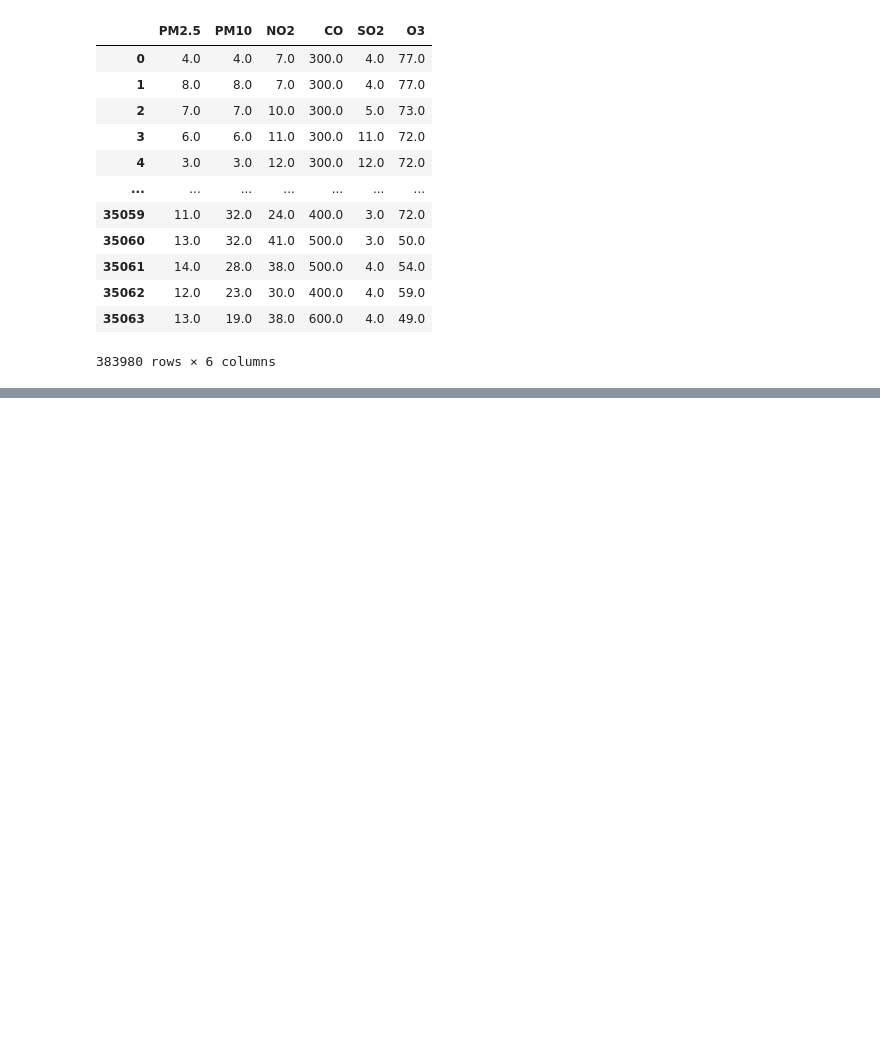
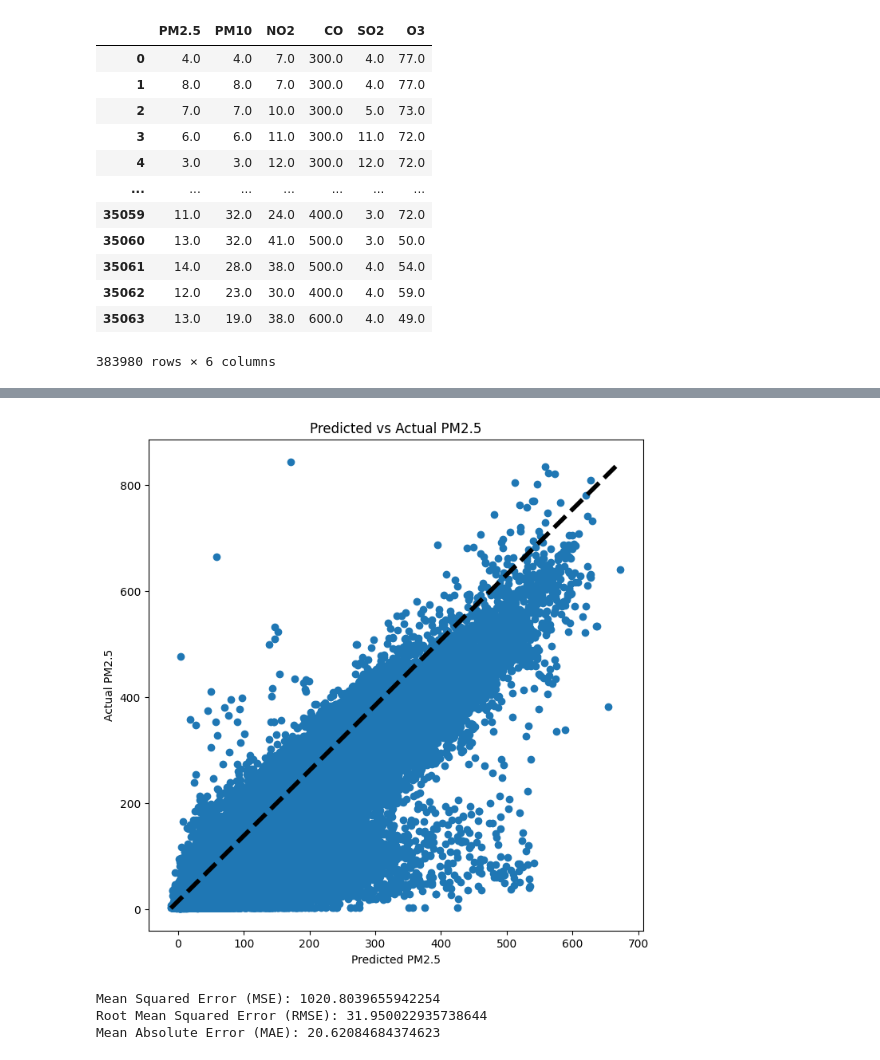
Before and after one commit to perthonBalans/SUSTC_Stat_217_Proj, a Jupyter notebook: Corelation_Pollution.ipynb, the cells around one changed output, grey strips where cells are left out. Drawn from its saved outputs; the diff is of its cells as text; code cells hidden in the pictures; blank space fills up the shorter version.

```diff
--- a/Corelation_Pollution.ipynb
+++ b/Corelation_Pollution.ipynb
@@ -77,0 +108,14 @@ each_pollution.corr()
+# %%
+# 定义因变量和自变量
+X = each_pollution[['PM10', 'SO2', 'NO2', 'CO', 'O3']]
+y = each_pollution['PM2.5']
+
+# 添加截距项
+X = sm.add_constant(X)
+
+# 进行多元线性回归
+model = sm.OLS(y, X)
+results = model.fit()
+
+# 打印回归结果
+print(results.summary())
@@ -77,0 +140,47 @@ each_pollution.corr()
+# %%
+each_pollution['prediction_of_PM2.5'] = results.predict(X)
+
+x = each_pollution['prediction_of_PM2.5']
+y = each_pollution['PM2.5']
+
+# 创建一个新的图形
+plt.figure(figsize=(8, 8))
+
+# 绘制散点图
+plt.scatter(x, y)
+
+# 添加对角线
+plt.plot([x.min(), x.max()], [y.min(), y.max()], 'k--', lw=4)
+
+# 设置标题和标签
+plt.title('Predicted vs Actual PM2.5')
+plt.xlabel('Predicted PM2.5')
+plt.ylabel('Actual PM2.5')
+
+# 显示图形
+plt.show()
+# %% [output]
+[figure, added]
+# %%
+from sklearn.metrics import mean_squared_error, mean_absolute_error
+import numpy as np
+
+# 获取预测值和实际值
+predictions = each_pollution['prediction_of_PM2.5']
+actual = each_pollution['PM2.5']
+
+# 计算 MSE
+mse = mean_squared_error(actual, predictions)
+print(f"Mean Squared Error (MSE): {mse}")
+
+# 计算 RMSE
+rmse = np.sqrt(mse)
+print(f"Root Mean Squared Error (RMSE): {rmse}")
+
+# 计算 MAE
+mae = mean_absolute_error(actual, predictions)
+print(f"Mean Absolute Error (MAE): {mae}")
+# %% [output]
+Mean Squared Error (MSE): 1020.8039655942254
+Root Mean Squared Error (RMSE): 31.950022935738644
+Mean Absolute Error (MAE): 20.62084684374623
```
Also changed, not shown: parts of 4 cells of this notebook, 1 other file.
